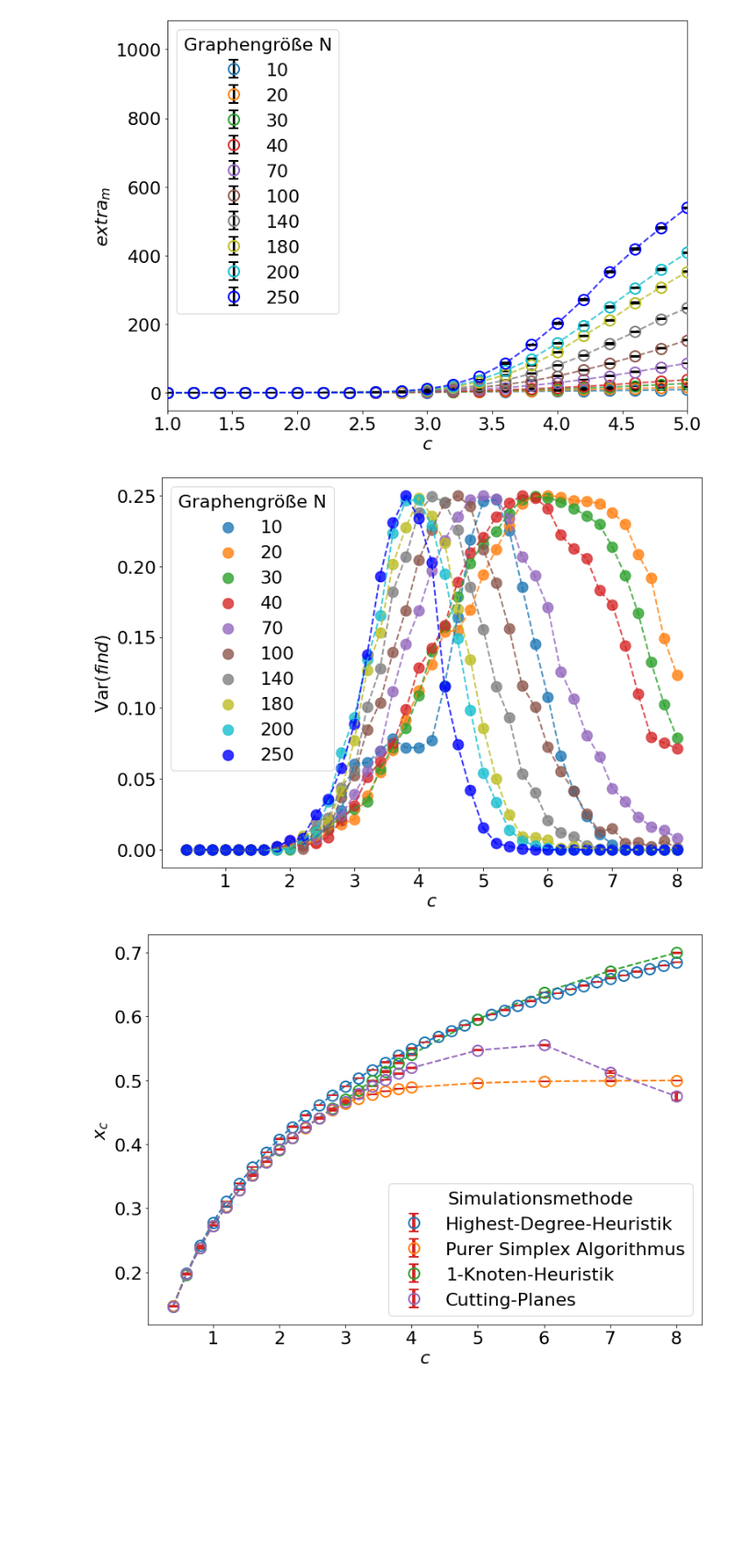
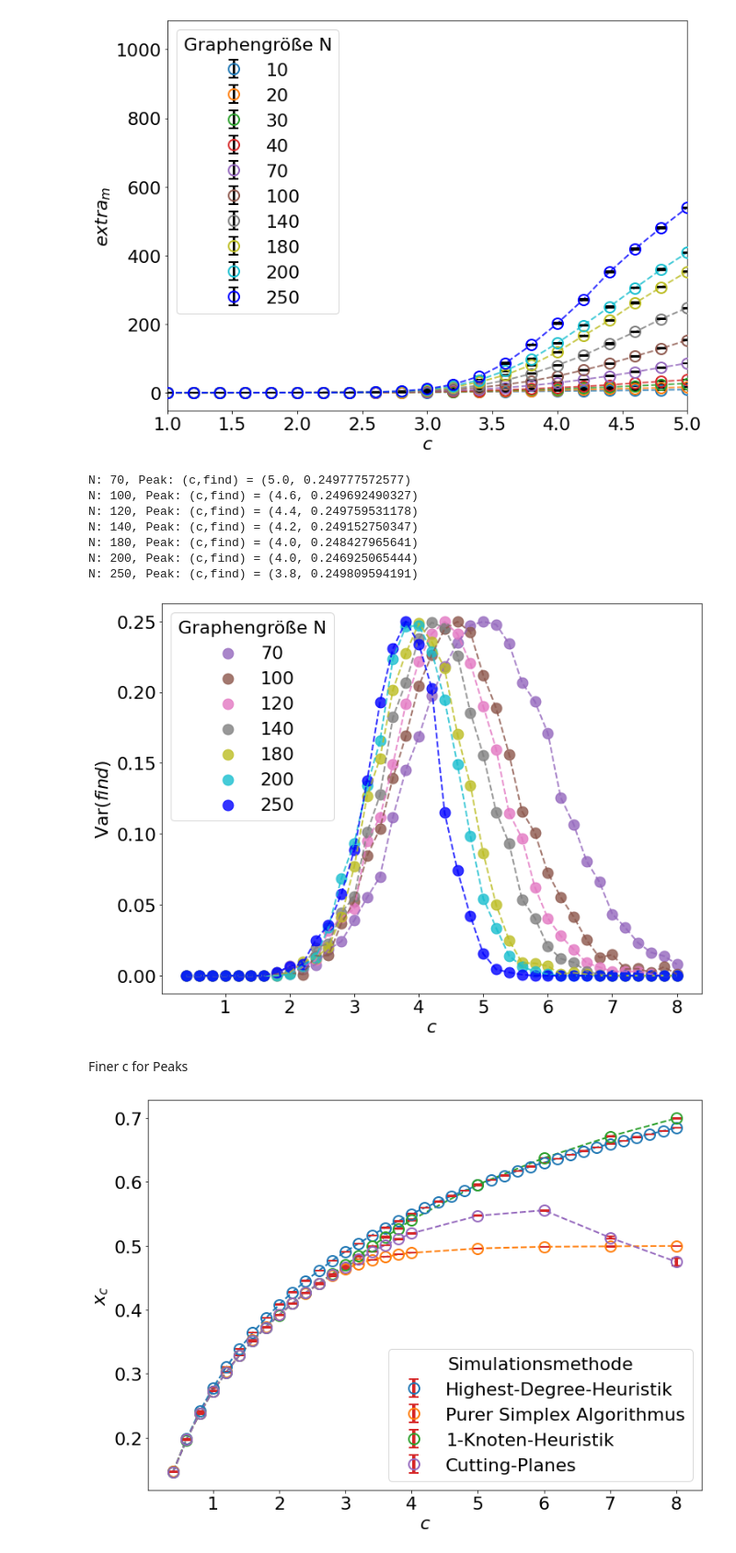
Before and after one commit to T1mors/FPR, a Jupyter notebook: 4 Phasenübergänge/Auswertung.ipynb, the cells around one changed output. Shown at 92% size. Drawn from its saved outputs; the diff is of its cells as text; code cells hidden in the pictures; blank space fills up the shorter version.

Commit message:
Modul 4: Added finer Simulation commmand lines

```diff
--- a/4 Phasenübergänge/Auswertung.ipynb
+++ b/4 Phasenübergänge/Auswertung.ipynb
@@ -455,24 +455,33 @@ plt.savefig('Abb/Mod4_SX_Cutting_Planes_extraM_zoomed.png')
 # %%
 # N = [10, 20,30,40,100]
 default_cycler = cycler(color=colors)
 
 fig, ax = plt.subplots(figsize=(11,8), tight_layout=True)
 for n, sty in zip(N,default_cycler):
     path = normpath(paths.Modul4+f'/Aufg5/Aufg6/VC_n{n}_means_m{int(2*n/10)}-{int(4*n)}_s1001-2001_add1_max_m100000_search5_CP.dat')
     header = get_header(path)
     header.append("temp") # Because in the file we first have a space, which is detected as a NaN column
     data_mod4 = pd.read_csv(path, sep=" ", comment='#', names=header, skipinitialspace=True)
     data_mod4.drop('temp', axis=1, inplace=True)
 
-    if n != 120:
+    if n not in [10,20,30,40]:
         # ax.errorbar(data_mod4['c'], data_mod4['Var(find)'], data_mod4['Var(find)_err'], **sty, zorder=3, label=f"{n}", fmt="o", ecolor="black", elinewidth=3, capsize=6, fillstyle="none", markeredgewidth=2)
         ax.scatter(data_mod4['c'], data_mod4['Var(find)'], **sty, alpha=0.8, zorder=2, label=f"{n}")
         ax.plot(data_mod4['c'], data_mod4['Var(find)'], **sty, ls = "--", alpha=0.8, zorder=2)
+        idx_max = data_mod4[['Var(find)']].idxmax()
+        print(f'N: {n}, Peak: (c,find) = ({float(data_mod4["c"][idx_max])}, {float(data_mod4["Var(find)"][idx_max])})')
 
 ax.set_xlabel('$c$')
 ax.set_ylabel('Var($find$)')
 # ax.set_xlim(1,5)
 ax.legend(title="Graphengröße N")
 plt.savefig('Abb/Mod4_SX_Cutting_Planes_extraM_var.png')
 # %% [output]
+N: 70, Peak: (c,find) = (5.0, 0.249777572577)
+N: 100, Peak: (c,find) = (4.6, 0.249692490327)
+N: 120, Peak: (c,find) = (4.4, 0.249759531178)
+N: 140, Peak: (c,find) = (4.2, 0.249152750347)
+N: 180, Peak: (c,find) = (4.0, 0.248427965641)
+N: 200, Peak: (c,find) = (4.0, 0.246925065444)
+N: 250, Peak: (c,find) = (3.8, 0.249809594191)
-[figure, old version]
+[figure, new version]
@@ -478,0 +503,2 @@ plt.savefig('Abb/Mod4_SX_Cutting_Planes_extraM_var.png')
+# %% [markdown]
+Finer c for Peaks
```
Also changed, not shown: parts of 4 cells of this notebook, 1 other file.
